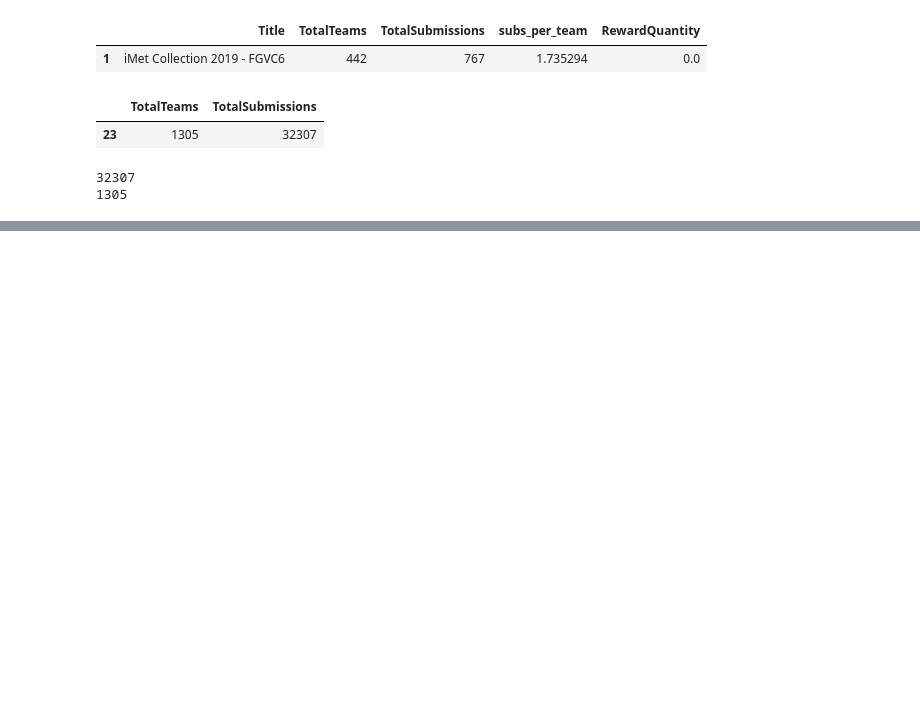
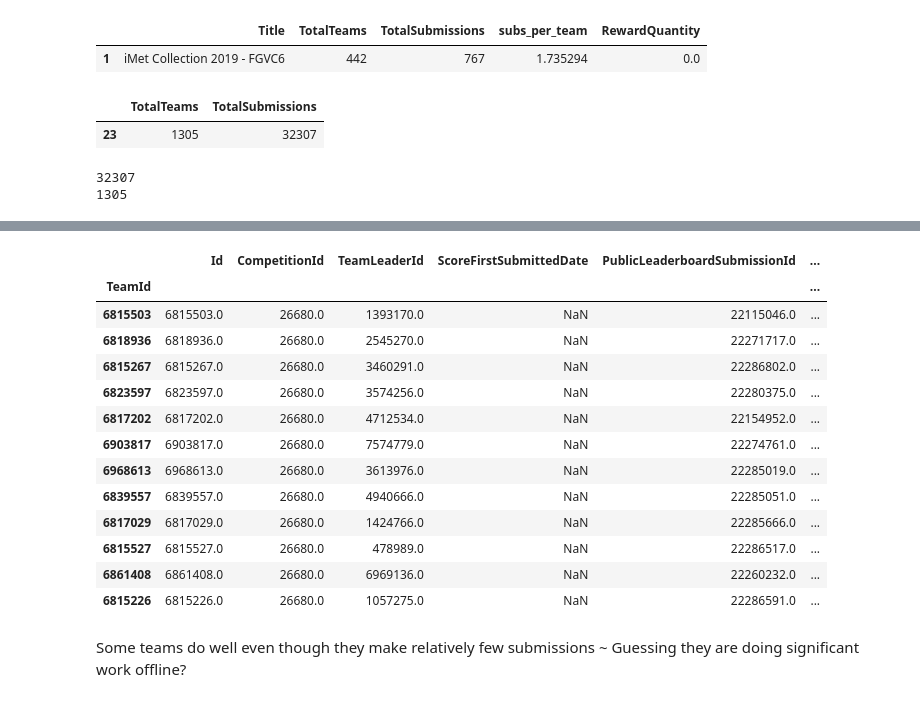
Before and after one commit to Xannadoo/carbon-cost-kaggle, a Jupyter notebook: meta_data_exploration.ipynb, the cells around one changed output, grey strips where cells are left out. Cells and saved outputs as stored; diff of their text form; code cells hidden in the pictures; blank space fills up the shorter version.

```diff
--- a/meta_data_exploration.ipynb
+++ b/meta_data_exploration.ipynb
@@ -305,0 +371,19 @@ plt.legend();
+# %%
+serious[serious.Medal==1.].groupby('TeamId').mean().sort_values('PrivateLeaderboardRank') ## These 12 medal==1
+# %% [output]
+|  | Id | CompetitionId | TeamLeaderId | ScoreFirstSubmittedDate | PublicLeaderboardSubmissionId | ... |
+| TeamId |  |  |  |  |  | ... |
+| 6815503 | 6815503.0 | 26680.0 | 1393170.0 | NaN | 22115046.0 | ... |
+| 6818936 | 6818936.0 | 26680.0 | 2545270.0 | NaN | 22271717.0 | ... |
+| 6815267 | 6815267.0 | 26680.0 | 3460291.0 | NaN | 22286802.0 | ... |
+| 6823597 | 6823597.0 | 26680.0 | 3574256.0 | NaN | 22280375.0 | ... |
+| 6817202 | 6817202.0 | 26680.0 | 4712534.0 | NaN | 22154952.0 | ... |
+| 6903817 | 6903817.0 | 26680.0 | 7574779.0 | NaN | 22274761.0 | ... |
+| 6968613 | 6968613.0 | 26680.0 | 3613976.0 | NaN | 22285019.0 | ... |
+| 6839557 | 6839557.0 | 26680.0 | 4940666.0 | NaN | 22285051.0 | ... |
+| 6817029 | 6817029.0 | 26680.0 | 1424766.0 | NaN | 22285666.0 | ... |
+| 6815527 | 6815527.0 | 26680.0 | 478989.0 | NaN | 22286517.0 | ... |
+| 6861408 | 6861408.0 | 26680.0 | 6969136.0 | NaN | 22260232.0 | ... |
+| 6815226 | 6815226.0 | 26680.0 | 1057275.0 | NaN | 22286591.0 | ... |
+# %% [markdown]
+Some teams do well even though they make relatively few submissions ~ Guessing they are doing significant work offline?
```
Also changed, not shown: parts of 10 cells of this notebook.
